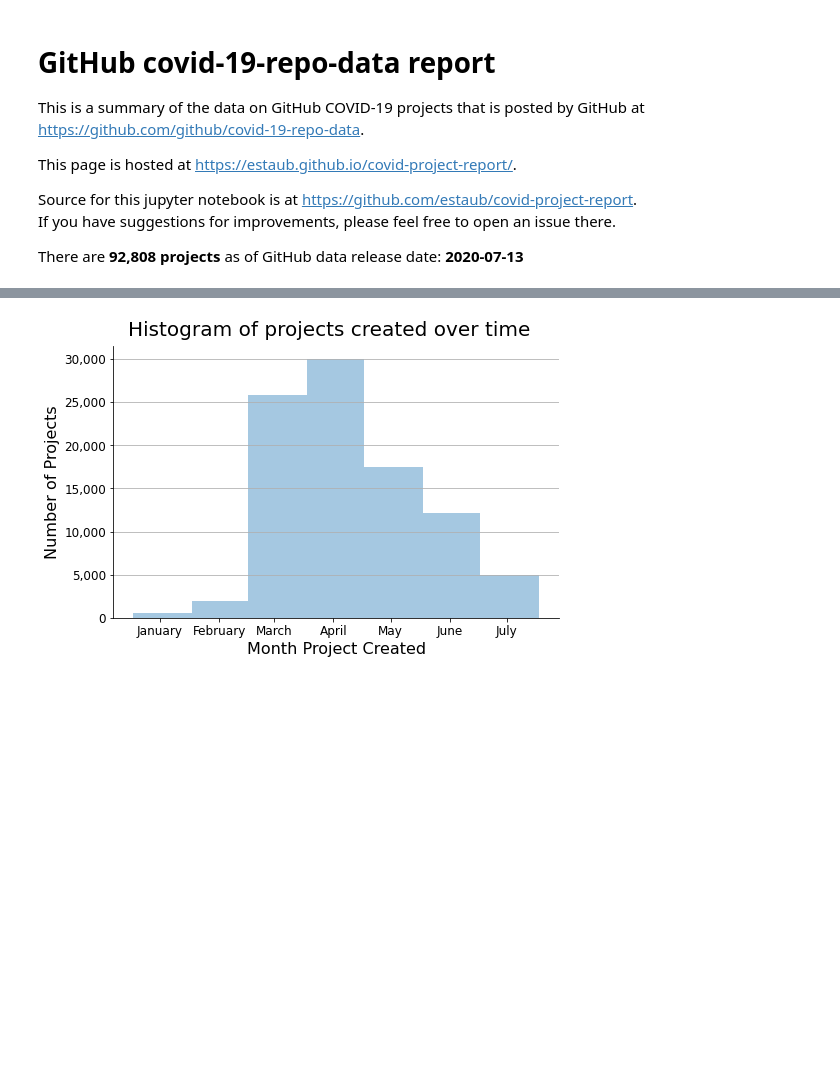
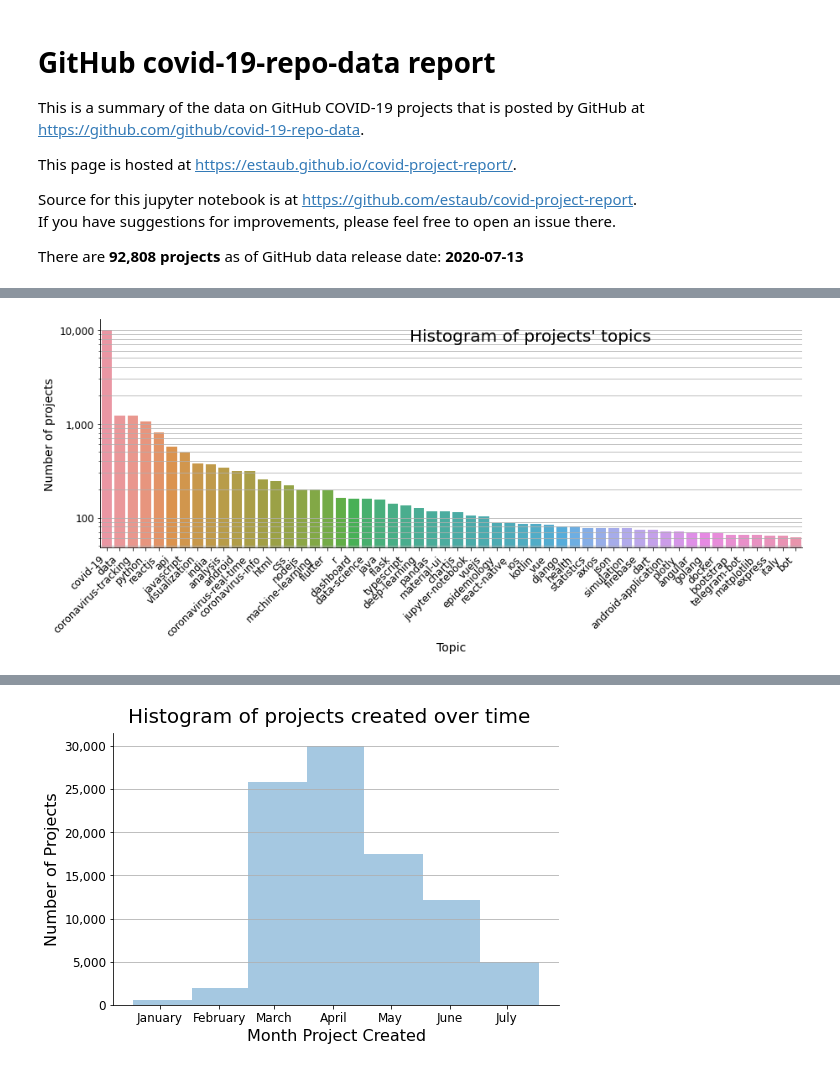
Before and after one commit to estaub/covid-project-report, a Jupyter notebook: covid-project-report.ipynb, the cells around one changed output, grey strips where cells are left out. Saved outputs shown, nothing was run; the diff lists cells and outputs as text; code cells hidden in the pictures; blank space fills up the shorter version.

Commit message:
reorder charts by signif, add topic synonym merge

```diff
--- a/covid-project-report.ipynb
+++ b/covid-project-report.ipynb
@@ -74,3 +75,72 @@ There are __92,808 projects__ as of GitHub data release date: __2020-07-13__
 #print(projects.dtypes)
 #print(type(projects['repo_created_day'][0]).__name__)
 #projects.head()
+# %%
+topics = projects['topics'].str.split(', ').dropna()
+# print(topics)
+flat_topics = topics.explode()
+# print(flat_topics)
+
+topic_counts = flat_topics.value_counts()
+big_topic_counts = topic_counts[topic_counts > 60]
+# print(big_topic_counts)
+
+synonyms = [
+    ['covid-19', 'coronavirus', 'covid19', 'covid', 'corona', 'sars-cov-2', 'covid-virus', '2019-ncov', 'covid-2019', 'ncov', 'pandemic', 'virus',
+        'coronavirus-globaloutbreak'],
+    ['data', 'dataset', 'covid19-data', 'covid-data', 'covid-19-data'],
+    ['python', 'python3'],
+    ['reactjs', 'react'],
+    ['html','html5'],
+    ['coronavirus-tracking', 'coronavirus-tracker', 'covid19-tracker', 'tracker'],
+    ['css', 'css3'],
+    ['android', 'android-app'],
+    ['italy', 'covid-19-italy'],
+    ['india', 'covid-19-india'],
+    ['api','covid-api', 'rest-api'],
+    ['visualization', 'data-visualization'],
+    ['analysis','coronavirus-analysis', 'data-analysis']
+    ]
+DOMAIN_TT = 'domain'
+FUNCTION_TT = 'function'
+TECH_TT = 'technology'
+
+topic_types = {
+    DOMAIN_TT: ['covid-19', 'coronavirus-tracking', 'india', 'coronavirus-real-time', 'coronavirus-info',
+                'analysis','epidemiology','health','statistics','italy'],
+    FUNCTION_TT: ['data', 'api', 'visualization', 'machine-learning','dashboard','data-science','simulation','telegram-bot','bot'],
+    TECH_TT: ['python', 'reactjs', 'javascript', 'android', 'html', 'css', 'nodejs', 'flutter','r','java','flask','typescript',
+             'pandas','material-ui','chartjs','jupyter-notebook','vuejs','react-native','ios','kotlin','vue','django','json',
+             'axios','dart','firebase','plotly','angular','golang','docker','bootstrap','express']
+}
+
+def syn_find(name:str, arr:list):
+    try:
+        arr.index(name)
+        return arr[0]
+    except ValueError:
+        return None
+def syn_mapper(name: str):
+    for syn_list in synonyms:
+        primary = syn_find(name, syn_list)
+        if primary:
+            return primary
+    return name
+primaries = big_topic_counts.index.map(syn_mapper)
+big_topic_counts_syn=pd.DataFrame({"primary":primaries, 'count':big_topic_counts.values})
+big_topic_counts_syn =big_topic_counts_syn.groupby('primary')['count'].sum().sort_values(ascending=False)
+print(big_topic_counts_syn)
+
+fig, ax = plt.subplots(figsize=(15,5))
+sns.barplot(ax=ax, x=big_topic_counts_syn.index, y=big_topic_counts_syn.values)
+
+fig.suptitle('Histogram of projects\' topics', x=.6, y=.85)
+ax.set_yscale("log")
+ax.set_xlabel('Topic')
+ax.set_ylabel('Number of projects')
+ax.set_xticklabels(ax.get_xticklabels(),rotation=45, horizontalalignment='right')
+ax.yaxis.set_major_formatter(COMMA_FMT)
+sns.despine()
+plt.grid(axis='y', which='both')
+plt.show()
+# %% [output]
@@ -76,0 +164 @@ There are __92,808 projects__ as of GitHub data release date: __2020-07-13__
+[figure, added]
```
Also changed, not shown: parts of 5 cells of this notebook.
